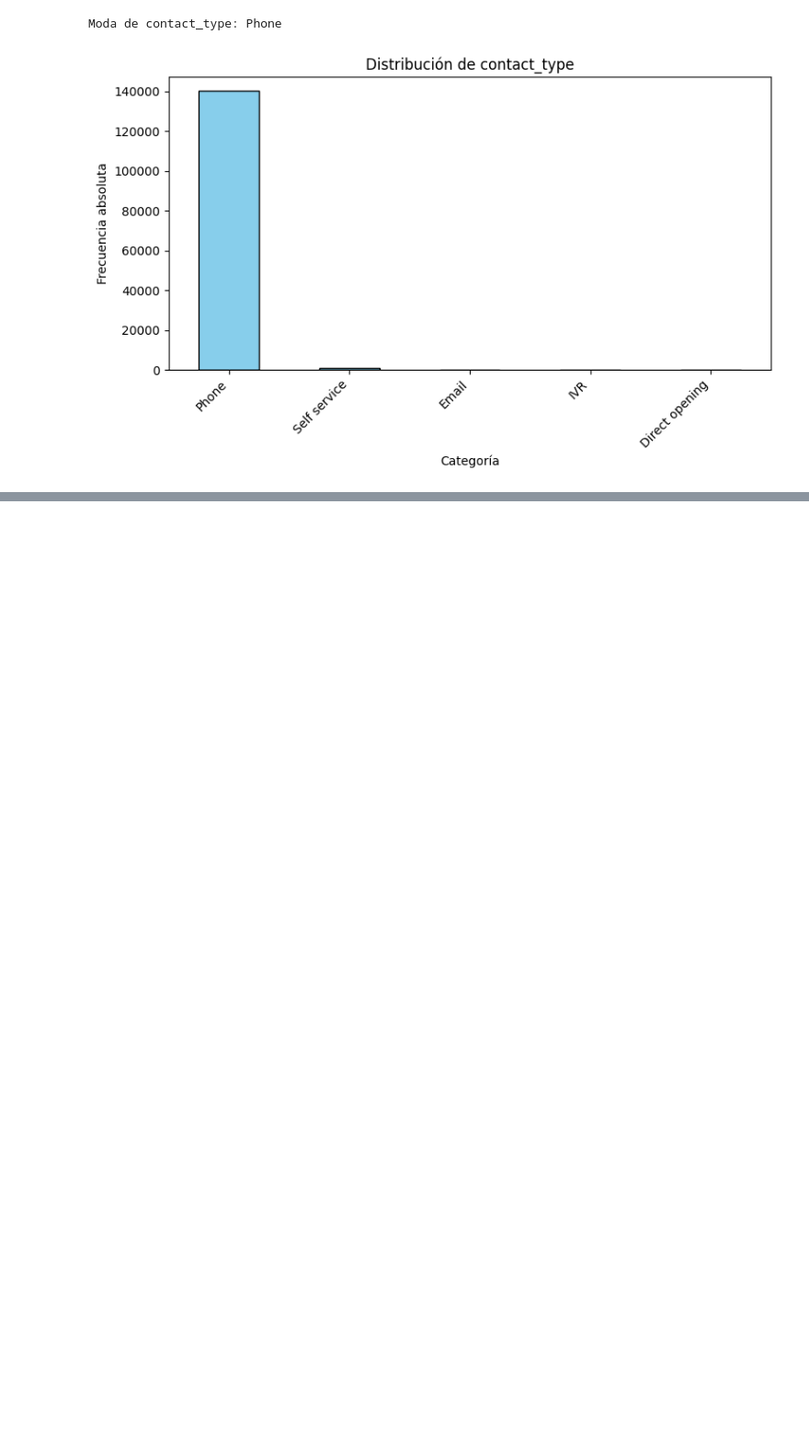
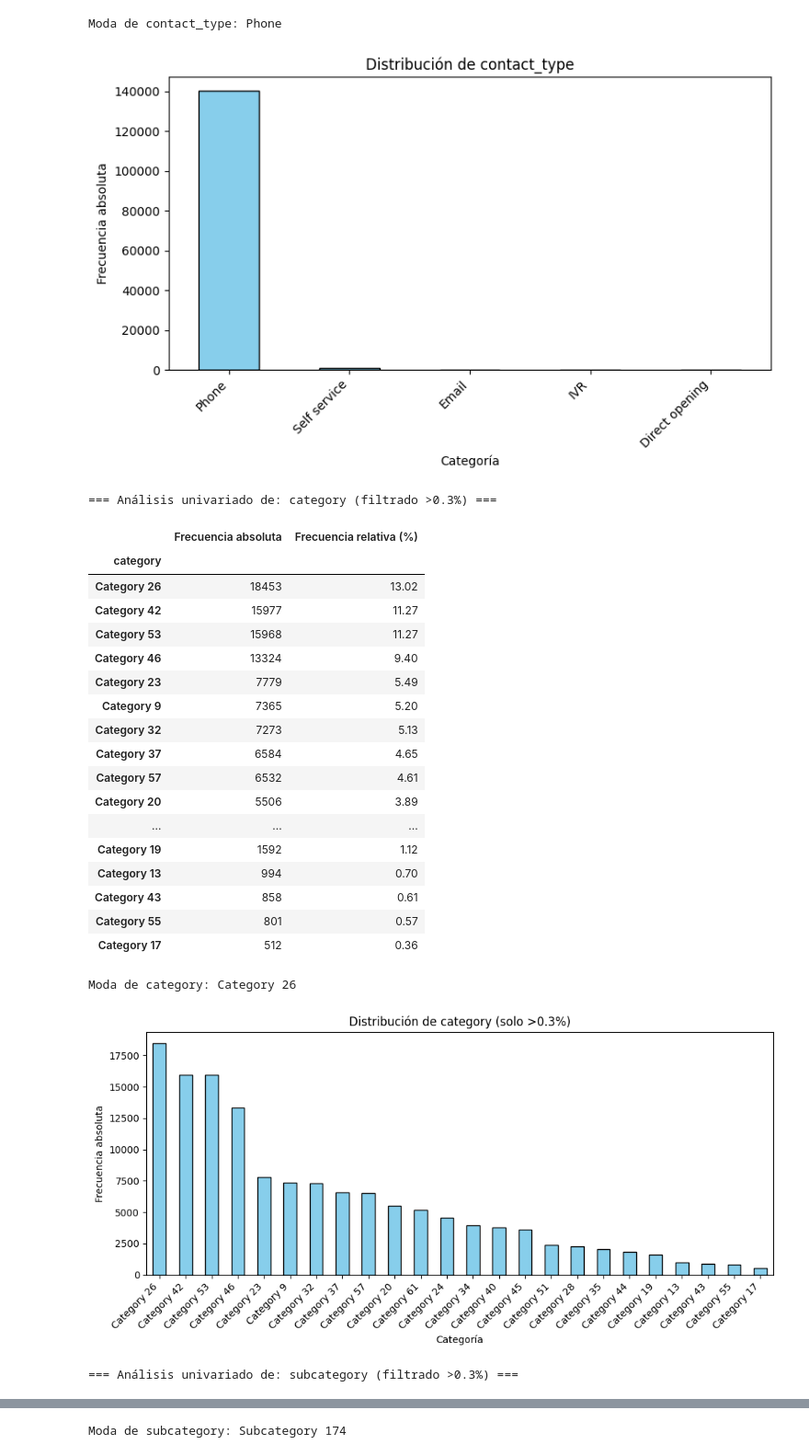
Before and after one commit to smelomunoz/Repo_Proyecto_1, a Jupyter notebook: Tarea_2/Exploracion_datos.ipynb, the cells around one changed output, grey strips where cells are left out. Shown at 92% size. Drawn from its saved outputs; the diff is of its cells as text; code cells hidden in the pictures; blank space fills up the shorter version.

Commit message:
Análisis univariado categorías y subcategorías

```diff
--- a/Tarea_2/Exploracion_datos.ipynb
+++ b/Tarea_2/Exploracion_datos.ipynb
@@ -312,3 +312,64 @@ plt.show()
 | Direct opening | 17 | 0.01 |
 Moda de contact_type: Phone
 [figure]
+# %%
+# Variables categóricas de interés
+vars_categoricas = ["category", "subcategory"]
+
+for col in vars_categoricas:
+    print(f"\n=== Análisis univariado de: {col} (filtrado >0.3%) ===")
+
+    # Frecuencias absoluta y relativa
+    frec_abs = df[col].value_counts(dropna=False)
+    frec_rel = df[col].value_counts(normalize=True, dropna=False) * 100
+
+    # Tabla combinada
+    tabla = pd.DataFrame({
+        "Frecuencia absoluta": frec_abs,
+        "Frecuencia relativa (%)": frec_rel.round(2)
+    })
+
+    # Filtrar solo las categorías con frecuencia relativa > 0.3
+    tabla_filtrada = tabla[tabla["Frecuencia relativa (%)"] > 0.3]
+
+    display(tabla_filtrada)
+
+    # Moda
+    moda = df[col].mode()
+    if not moda.empty:
+        print(f"Moda de {col}: {moda.iloc[0]}")
+    else:
+        print(f"Moda de {col}: no se pudo calcular (columna vacía o solo NaN)")
+
+    # Gráfico de barras solo con las categorías filtradas
+    plt.figure(figsize=(10,5))
+    tabla_filtrada["Frecuencia absoluta"].plot(kind="bar", color="skyblue", edgecolor="black")
+    plt.title(f"Distribución de {col} (solo >0.3%)")
+    plt.xlabel("Categoría")
+    plt.ylabel("Frecuencia absoluta")
+    plt.xticks(rotation=45, ha="right")
+    plt.tight_layout()
+    plt.show()
+# %% [output]
+=== Análisis univariado de: category (filtrado >0.3%) ===
+|  | Frecuencia absoluta | Frecuencia relativa (%) |
+| category |  |  |
+| Category 26 | 18453 | 13.02 |
+| Category 42 | 15977 | 11.27 |
+| Category 53 | 15968 | 11.27 |
+| Category 46 | 13324 | 9.40 |
+| Category 23 | 7779 | 5.49 |
+| Category 9 | 7365 | 5.20 |
+| Category 32 | 7273 | 5.13 |
+| Category 37 | 6584 | 4.65 |
+| Category 57 | 6532 | 4.61 |
+| Category 20 | 5506 | 3.89 |
+| ... | ... | ... |
+| Category 19 | 1592 | 1.12 |
+| Category 13 | 994 | 0.70 |
+| Category 43 | 858 | 0.61 |
+| Category 55 | 801 | 0.57 |
+| Category 17 | 512 | 0.36 |
+Moda de category: Category 26
+[figure, added]
+=== Análisis univariado de: subcategory (filtrado >0.3%) ===
@@ -314,0 +394 @@ Moda de contact_type: Phone
+Moda de subcategory: Subcategory 174
```
Also changed, not shown: parts of 1 cell of this notebook.
